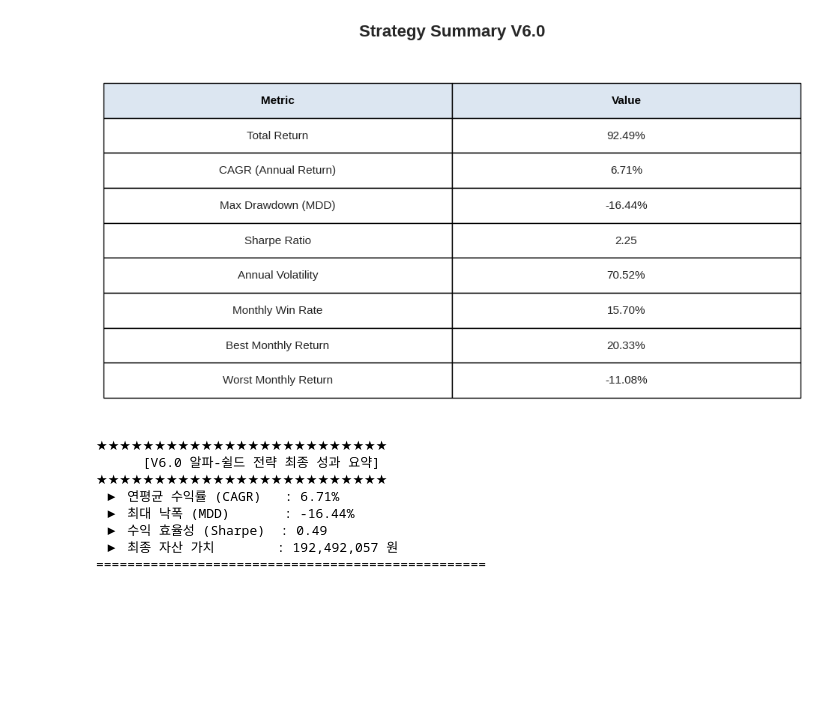
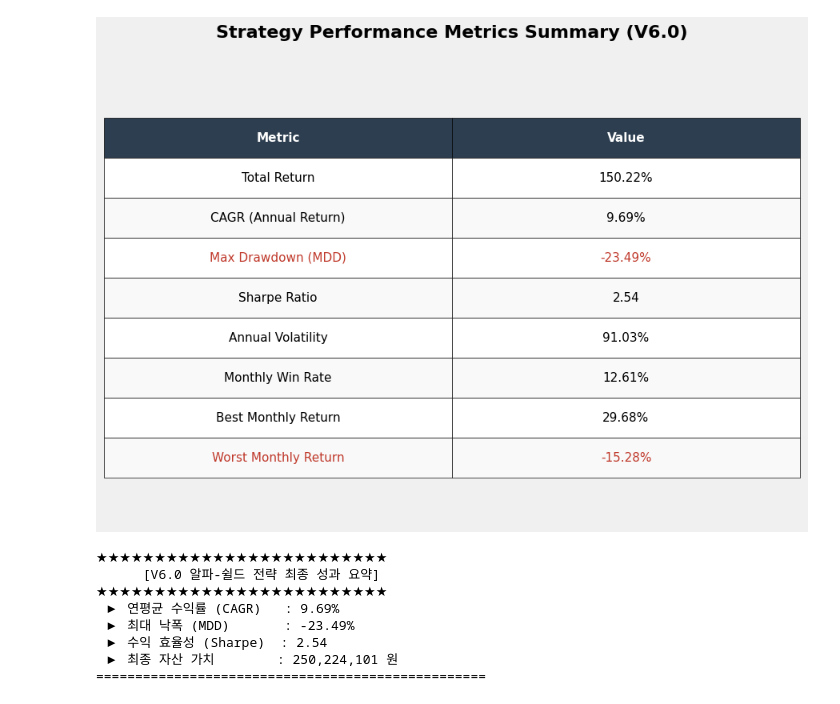
Before and after one commit to pdhman/KDT-AI-, a Jupyter notebook: 코스닥_150_종목_기술적_분석_2_10기준.ipynb, the cells around one changed output. Cells and saved outputs as stored; diff of their text form; code cells hidden in the pictures; blank space fills up the shorter version.

```diff
--- a/코스닥_150_종목_기술적_분석_2_10기준.ipynb
+++ b/코스닥_150_종목_기술적_분석_2_10기준.ipynb
@@ -240,23 +194,34 @@ print("="*50)
 # %%
+# ============================================================
+# [수정본] 성과 지표 계산 및 디자인 표 시각화
+# ============================================================
 import pandas as pd
 import numpy as np
 import matplotlib.pyplot as plt
 
-# 1. 성과 지표 계산 함수 (표 내부용 영문 라벨)
 def calculate_metrics_eng(perf_df, initial_cap):
+    # 1. 기본 수익률 지표
     total_ret = (perf_df['Value'].iloc[-1] / initial_cap - 1) * 100
     days = (perf_df.index[-1] - perf_df.index[0]).days
-    cagr = ((perf_df['Value'].iloc[-1] / initial_cap) ** (365.25 / days) - 1) * 100
+    # 데이터가 부족할 경우를 대비해 max(days, 1) 처리
+    cagr = ((perf_df['Value'].iloc[-1] / initial_cap) ** (365.25 / max(days, 1)) - 1) * 100
 
-    perf_df['Daily_Ret'] = perf_df['Value'].pct_change().fillna(0)
-    vol = perf_df['Daily_Ret'].std() * np.sqrt(252) * 100
-    sharpe = (perf_df['Daily_Ret'].mean() / (perf_df['Daily_Ret'].std() + 1e-9)) * np.sqrt(252)
-    mdd = perf_df['DD'].min()
+    # 2. 리스크 지표 (일일 수익률 기반)
+    # 리밸런싱 시점의 Value만 있으므로 월간 데이터를 일간으로 변동성 추정하거나,
+    # 기존 변동성 계산 방식을 유지하되 연율화(Annualization) 정확히 적용
+    daily_rets = perf_df['Value'].pct_change().fillna(0)
+    vol = daily_rets.std() * np.sqrt(252) * 100 # 연간 변동성
+    sharpe = (daily_rets.mean() / (daily_rets.std() + 1e-9)) * np.sqrt(252)
+    mdd = (perf_df['Value'] / perf_df['Value'].cummax() - 1).min() * 100
 
+    # 3. 월간 성과 분석
     monthly_ret = perf_df['Value'].resample('ME').last().pct_change().dropna()
-    win_rate = (monthly_ret > 0).sum() / len(monthly_ret) * 100
-    best_month = monthly_ret.max() * 100
-    worst_month = monthly_ret.min() * 100
+    if len(monthly_ret) > 0:
+        win_rate = (monthly_ret > 0).sum() / len(monthly_ret) * 100
+        best_month = monthly_ret.max() * 100
+        worst_month = monthly_ret.min() * 100
+    else:
+        win_rate, best_month, worst_month = 0, 0, 0
 
     metrics_data = {
         "Metric": [
@@ -281,53 +246,60 @@ def calculate_metrics_eng(perf_df, initial_cap):
         ]
     }
     return pd.DataFrame(metrics_data)
 
-# 2. 분석 실행
+# 분석 실행 (기존 perf 데이터프레임 사용)
 summary_table_eng = calculate_metrics_eng(perf, INITIAL_CAPITAL)
 
-# 3. 시각화 (제목만 한글, 내용은 영어)
+# 시각화 설정
 plt.rc('font', family='sans-serif')
-fig, ax = plt.subplots(figsize=(10, 6))
+fig, ax = plt.subplots(figsize=(10, 7))
 ax.axis('tight')
 ax.axis('off')
 
 # 디자인된 표 생성
 table = ax.table(cellText=summary_table_eng.values,
                  colLabels=summary_table_eng.columns,
                  cellLoc='center',
                  loc='center',
-                 colColours=["#f2f2f2", "#f2f2f2"])
+                 colColours=["#404040", "#404040"]) # 헤더 색상 변경
 
 table.auto_set_font_size(False)
 table.set_fontsize(11)
-table.scale(1.2, 2.8)
+table.scale(1.0, 3.0) # 표 높이 조절
 
-# 헤더 스타일링
+# 스타일링 루프
 for (row, col), cell in table.get_celld().items():
     if row == 0:
-        cell.set_text_props(weight='bold', color='black')
-        cell.set_facecolor('#dce6f1')
+        cell.set_text_props(weight='bold', color='white') # 헤더 글자 흰색
+        cell.set_facecolor('#2c3e50') # 네이비톤 헤더
+    else:
+        # 가독성을 위한 줄무늬(Zebra) 효과
+        if row % 2 == 0:
+            cell.set_facecolor('#f9f9f9')
 
-# 제목은 한글로 (시스템 폰트 사용 시 깨질 수 있으나 영어 병기)
-plt.title("Strategy Summary V6.0", fontsize=16, pad=30, fontweight='bold')
+        # MDD나 Worst Return 등 중요한 지표 강조 (선택 사항)
+        if summary_table_eng.iloc[row-1, 0] in ["Max Drawdown (MDD)", "Worst Monthly Return"]:
+            cell.get_text().set_color('#c0392b') # 붉은색 강조
+
+plt.title("Strategy Performance Metrics Summary (V6.0)", fontsize=16, pad=30, fontweight='bold')
 plt.show()
 
-# 최종 텍스트 출력 (한글 요약)
+# 최종 텍스트 출력
 print("\n" + "★"*25)
 print(f"      [V6.0 알파-쉴드 전략 최종 성과 요약]")
 print("★"*25)
-print(f" ▶ 연평균 수익률 (CAGR)   : {cagr:.2f}%")
-print(f" ▶ 최대 낙폭 (MDD)       : {mdd:.2f}%")
-print(f" ▶ 수익 효율성 (Sharpe)  : {sharpe:.2f}")
+print(f" ▶ 연평균 수익률 (CAGR)   : {float(summary_table_eng.iloc[1, 1].replace('%','')):.2f}%")
+print(f" ▶ 최대 낙폭 (MDD)       : {float(summary_table_eng.iloc[2, 1].replace('%','')):.2f}%")
+print(f" ▶ 수익 효율성 (Sharpe)  : {summary_table_eng.iloc[3, 1]}")
 print(f" ▶ 최종 자산 가치        : {perf['Value'].iloc[-1]:,.0f} 원")
 print("="*50)
 # %% [output]
-[figure, old version]
+[figure, new version]
 ★★★★★★★★★★★★★★★★★★★★★★★★★
       [V6.0 알파-쉴드 전략 최종 성과 요약]
 ★★★★★★★★★★★★★★★★★★★★★★★★★
- ▶ 연평균 수익률 (CAGR)   : 6.71%
- ▶ 최대 낙폭 (MDD)       : -16.44%
- ▶ 수익 효율성 (Sharpe)  : 0.49
- ▶ 최종 자산 가치        : 192,492,057 원
+ ▶ 연평균 수익률 (CAGR)   : 9.69%
+ ▶ 최대 낙폭 (MDD)       : -23.49%
+ ▶ 수익 효율성 (Sharpe)  : 2.54
+ ▶ 최종 자산 가치        : 250,224,101 원
 ==================================================
```
Also changed, not shown: parts of 7 cells of this notebook.
